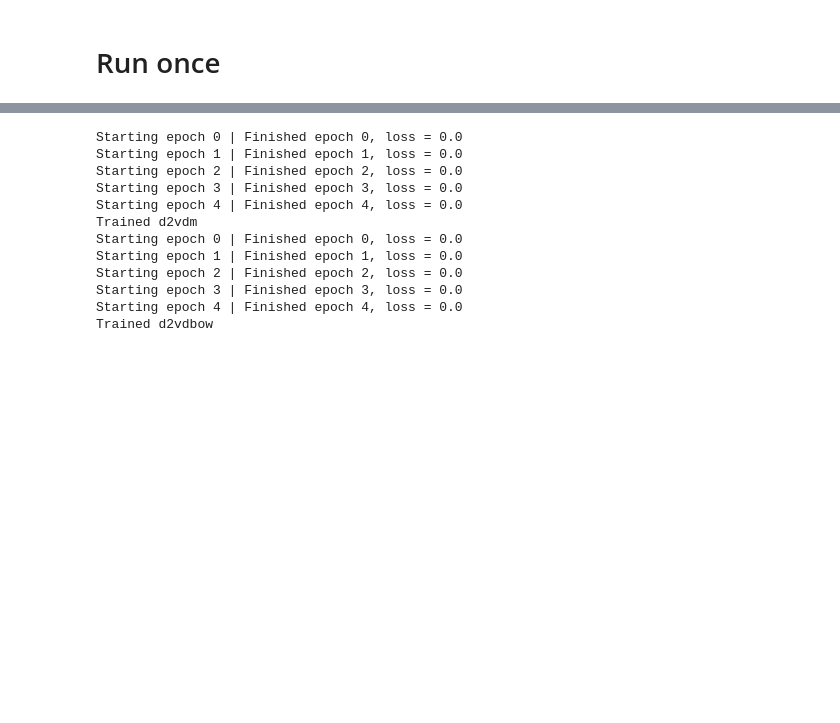
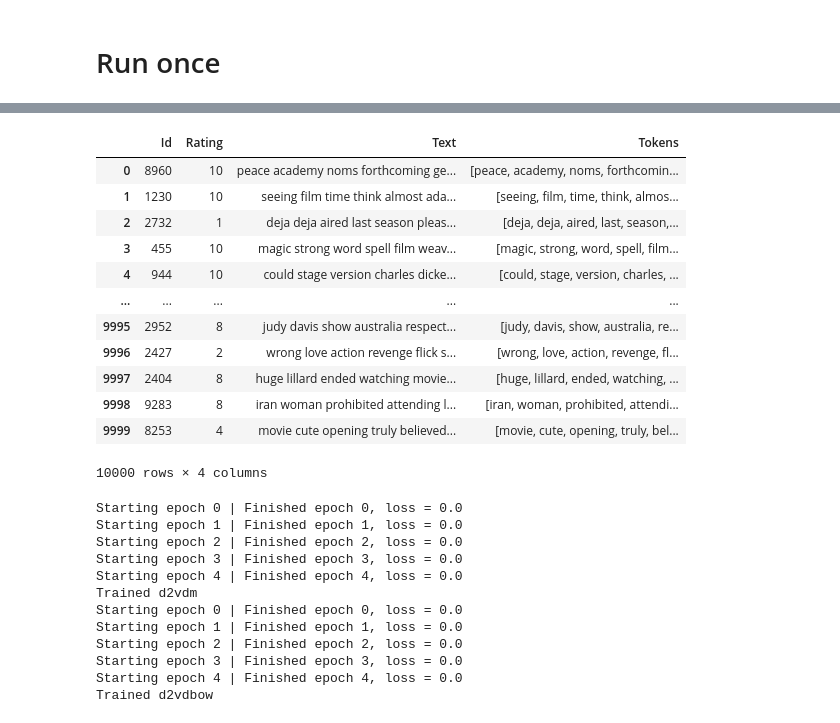
Before and after one commit to ysthakur/nlp-playground, a Jupyter notebook: imdb_reviews/imdb_review_bow.ipynb, the cells around one changed output, grey strips where cells are left out. Cells and saved outputs as stored; diff of their text form; code cells hidden in the pictures; blank space fills up the shorter version.

```diff
--- a/imdb_reviews/imdb_review_bow.ipynb
+++ b/imdb_reviews/imdb_review_bow.ipynb
@@ -131,3 +136,19 @@ df
 df['Tokens'] = df['Text'].apply(tokenize)
 # Clean up the text too
 df['Text'] = df['Tokens'].apply(" ".join)
+# %%
+df
+# %% [output]
+|  | Id | Rating | Text | Tokens |
+| 0 | 8960 | 10 | peace academy noms forthcoming ge... | [peace, academy, noms, forthcomin... |
+| 1 | 1230 | 10 | seeing film time think almost ada... | [seeing, film, time, think, almos... |
+| 2 | 2732 | 1 | deja deja aired last season pleas... | [deja, deja, aired, last, season,... |
+| 3 | 455 | 10 | magic strong word spell film weav... | [magic, strong, word, spell, film... |
+| 4 | 944 | 10 | could stage version charles dicke... | [could, stage, version, charles, ... |
+| ... | ... | ... | ... | ... |
+| 9995 | 2952 | 8 | judy davis show australia respect... | [judy, davis, show, australia, re... |
+| 9996 | 2427 | 2 | wrong love action revenge flick s... | [wrong, love, action, revenge, fl... |
+| 9997 | 2404 | 8 | huge lillard ended watching movie... | [huge, lillard, ended, watching, ... |
+| 9998 | 9283 | 8 | iran woman prohibited attending l... | [iran, woman, prohibited, attendi... |
+| 9999 | 8253 | 4 | movie cute opening truly believed... | [movie, cute, opening, truly, bel... |
+10000 rows × 4 columns
```
Also changed, not shown: parts of 22 cells of this notebook.
